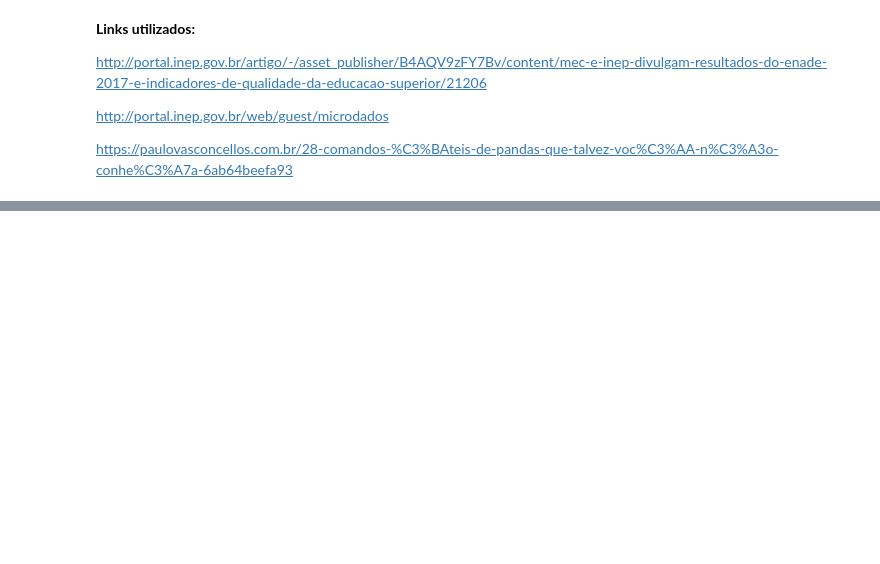
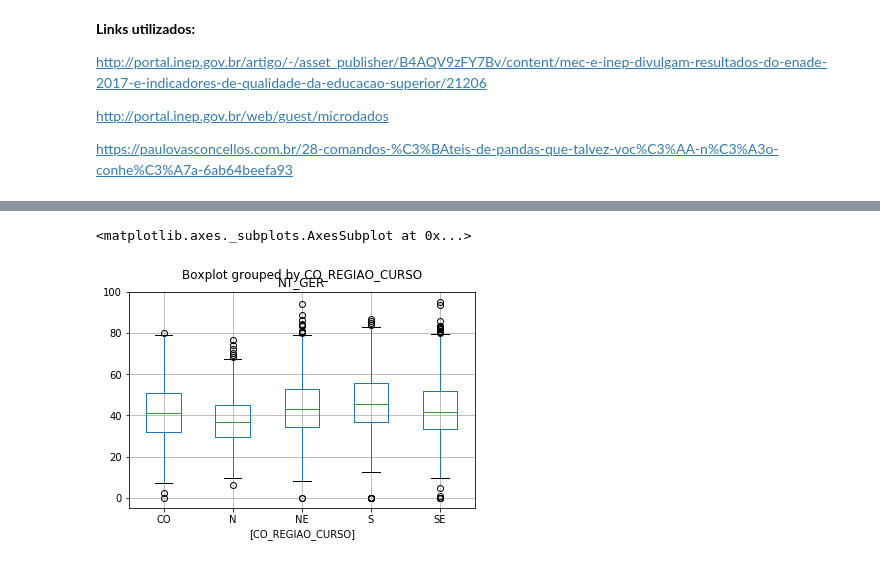
Before and after one commit to BrenoPeixotobr/topicosic, a Jupyter notebook: trabalho_aula5/aula5.ipynb, the cells around one changed output, grey strips where cells are left out. Saved outputs shown, nothing was run; the diff lists cells and outputs as text; code cells hidden in the pictures; blank space fills up the shorter version.

```diff
--- a/trabalho_aula5/aula5.ipynb
+++ b/trabalho_aula5/aula5.ipynb
@@ -184,0 +374,7 @@ plt.show()
+# %%
+#Como verificar se a média dos alunos do campo QE_I05 para todos os alunos são realmente diferentes
+qe05 = pandas.DataFrame(ccomp, columns=['NT_GER', 'CO_REGIAO_CURSO'])
+qe05.boxplot(by='CO_REGIAO_CURSO')
+# %% [output]
+<matplotlib.axes._subplots.AxesSubplot at 0x...>
+[figure, added]
```
Also changed, not shown: parts of 22 cells of this notebook, 1 other file.
